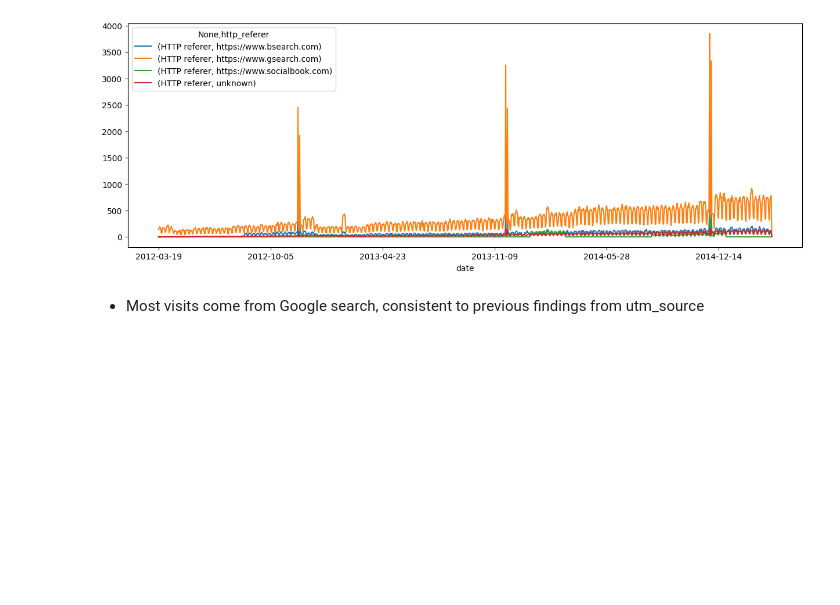
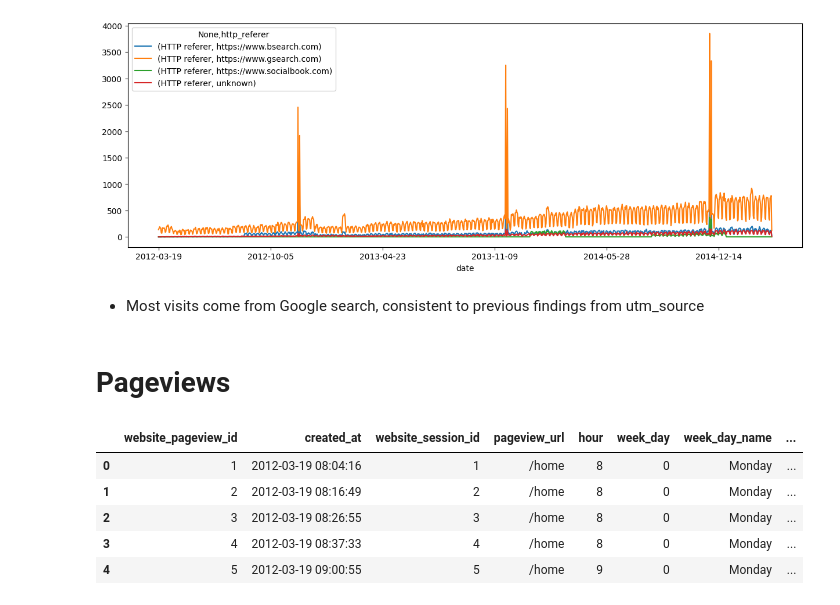
Before and after one commit to chaulnb05/Fuzzy_Ecom, a Jupyter notebook: Notebooks/eda.ipynb, the cells around one changed output. Saved outputs shown, nothing was run; the diff lists cells and outputs as text; code cells hidden in the pictures; blank space fills up the shorter version.

```diff
--- a/Notebooks/eda.ipynb
+++ b/Notebooks/eda.ipynb
@@ -477,3 +477,14 @@ charts.categorical_time_series(session_df,"http_referer","HTTP referer")
 [figure]
 # %% [markdown]
 - Most visits come from Google search, consistent to previous findings from utm_source
+# %% [markdown]
+# Pageviews
+# %%
+pageview_df.head()
+# %% [output]
+|  | website_pageview_id | created_at | website_session_id | pageview_url | hour | week_day | week_day_name | ... |
+| 0 | 1 | 2012-03-19 08:04:16 | 1 | /home | 8 | 0 | Monday | ... |
+| 1 | 2 | 2012-03-19 08:16:49 | 2 | /home | 8 | 0 | Monday | ... |
+| 2 | 3 | 2012-03-19 08:26:55 | 3 | /home | 8 | 0 | Monday | ... |
+| 3 | 4 | 2012-03-19 08:37:33 | 4 | /home | 8 | 0 | Monday | ... |
+| 4 | 5 | 2012-03-19 09:00:55 | 5 | /home | 9 | 0 | Monday | ... |
```
Also changed, not shown: parts of 10 cells of this notebook.
